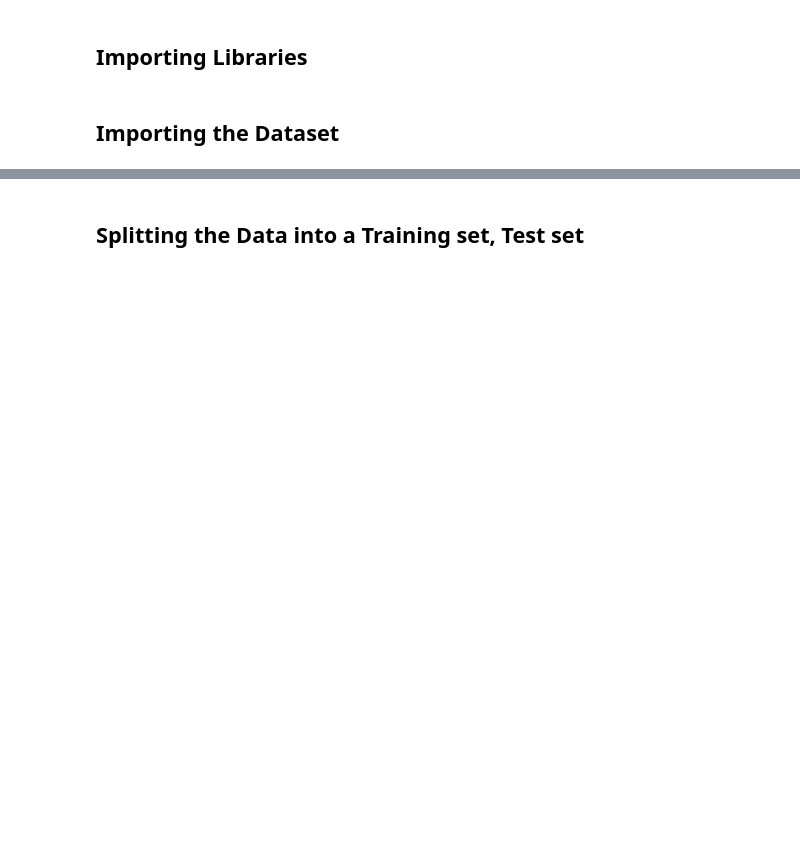
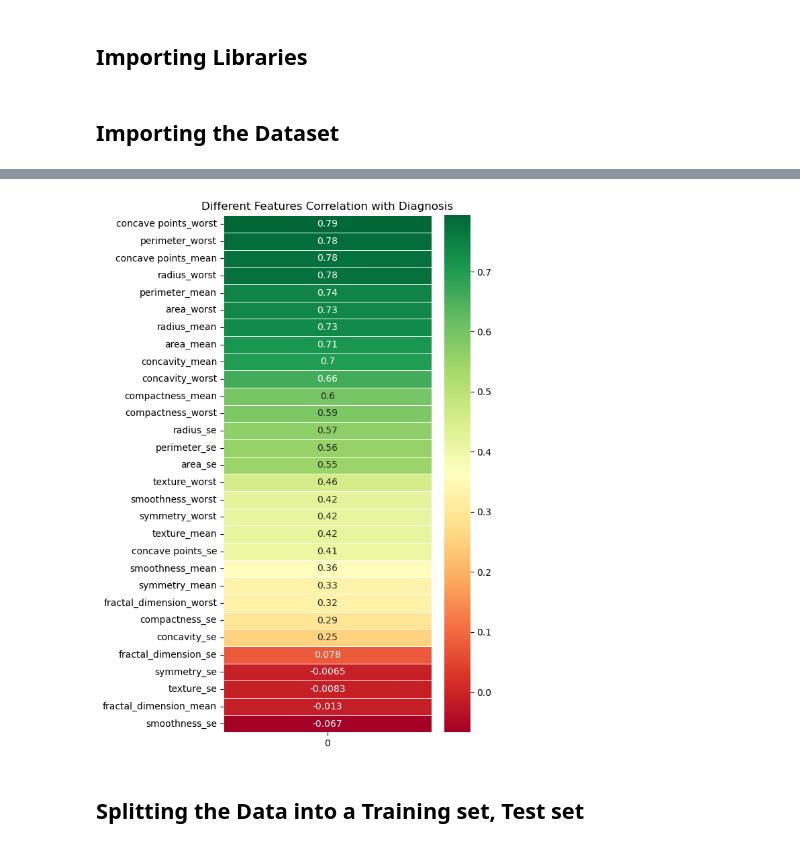
Before and after one commit to PimeTandas/machine-learning-courses-and-notes, a Jupyter notebook: Logistic Regression for Breast Cancer Classification/Logistic Regression for Breast Cancer Classification.ipynb, the cells around one changed output, grey strips where cells are left out. Saved outputs shown, nothing was run; the diff lists cells and outputs as text; code cells hidden in the pictures; blank space fills up the shorter version.

```diff
--- a/Logistic Regression for Breast Cancer Classification/Logistic Regression for Breast Cancer Classification.ipynb
+++ b/Logistic Regression for Breast Cancer Classification/Logistic Regression for Breast Cancer Classification.ipynb
@@ -32,0 +148,8 @@ dataset.head()
+# %%
+datacorr = dataset.iloc[:, 1:].corrwith(dataset['diagnosis']).sort_values(ascending=False).to_frame()
+fig, ax = plt.subplots(figsize = (5,10))
+plt.title('Different Features Correlation with Diagnosis')
+sns.heatmap(datacorr, annot= True, linewidths=.4,cbar=True, cmap = 'RdYlGn')
+plt.show()
+# %% [output]
+[figure, added]
```
Also changed, not shown: parts of 29 cells of this notebook.
